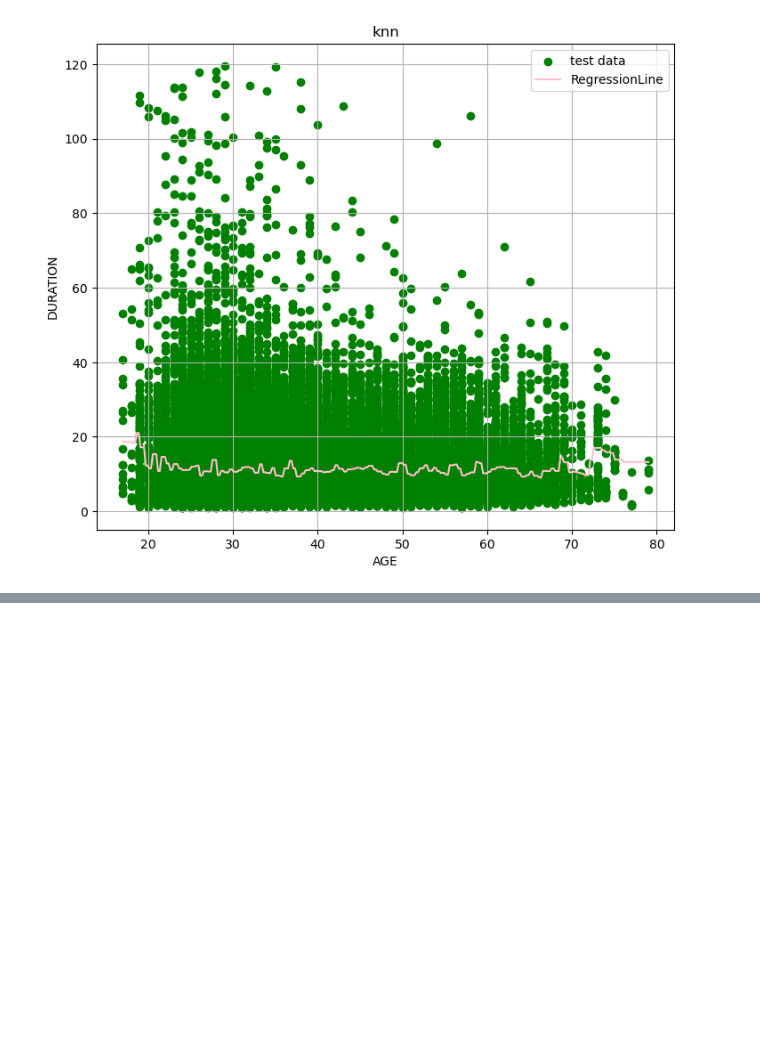
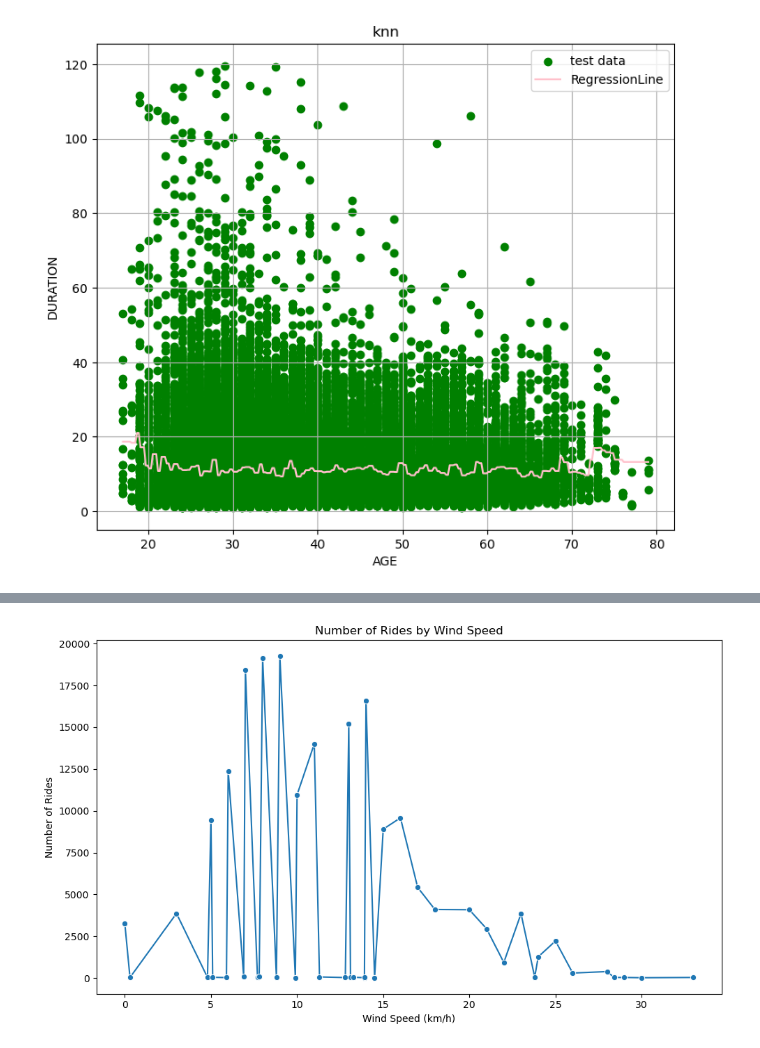
Before and after one commit to crpualuan/ChicagoBikeProject, a Jupyter notebook: Milestone_2.ipynb, the cells around one changed output, grey strips where cells are left out. Saved outputs shown, nothing was run; the diff lists cells and outputs as text; code cells hidden in the pictures; blank space fills up the shorter version.

```diff
--- a/Milestone_2.ipynb
+++ b/Milestone_2.ipynb
@@ -891,0 +1114,12 @@ notes:
+# %%
+# Rides by Wind Speed
+hourly = merged.groupby('HourlyWindSpeed').size().reset_index(name='ride_count')
+plt.figure(figsize=(10,6))
+sns.lineplot(data=hourly, x='HourlyWindSpeed', y='ride_count', marker='o')
+plt.title('Number of Rides by Wind Speed')
+plt.xlabel('Wind Speed (km/h)')
+plt.ylabel('Number of Rides')
+plt.tight_layout()
+plt.show()
+# %% [output]
+[figure, added]
```
Also changed, not shown: parts of 22 cells of this notebook.
